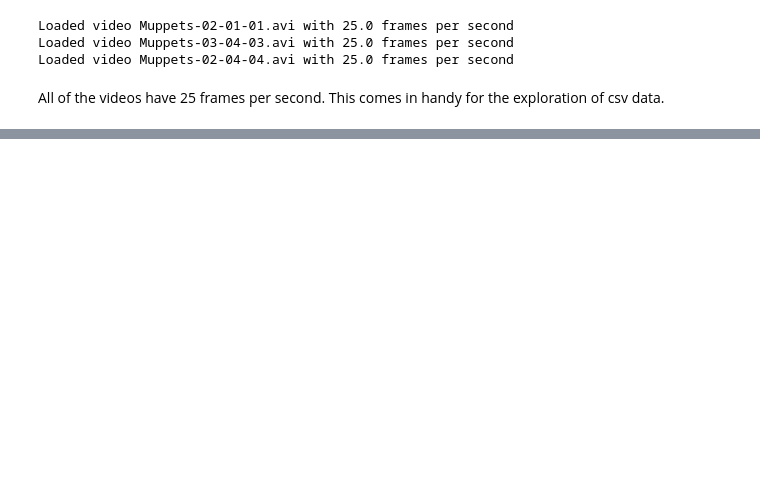
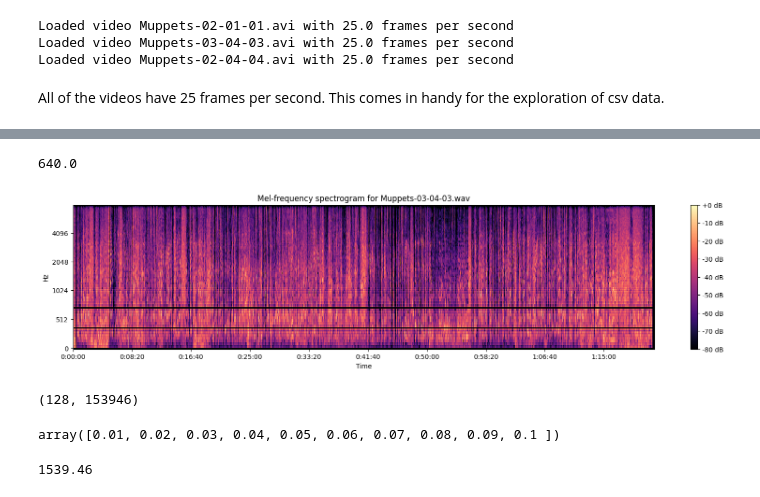
Before and after one commit to mjhof/similarity-modeling, a Jupyter notebook: notebooks/audio-based-deep-learning.ipynb, the cells around one changed output, grey strips where cells are left out. Drawn from its saved outputs; the diff is of its cells as text; code cells hidden in the pictures; blank space fills up the shorter version.

```diff
--- a/notebooks/audio-based-deep-learning.ipynb
+++ b/notebooks/audio-based-deep-learning.ipynb
@@ -129,0 +155,5 @@ Length: 1547.24 seconds
+# %%
+df_gt = pd.concat(gts)
+df_gt["Seconds"] = df_gt["Frame_number"] / FPS
+df_gt = df_gt[["Video", "Frame_number", "Seconds", "Audio_Cook"]]
+df_gt.head()
@@ -129,0 +235,38 @@ Length: 1547.24 seconds
+# %%
+16000/25
+# %% [output]
+640.0
+# %%
+SR = 16000 # we will use a sample rate of 16kHz
+N_FFT = 320
+HOP_LENGTH = 160
+N_MELS = 128
+
+spectrograms = []
+
+for fname_audio in gt_df['fname_audio'].unique():
+    y, sr = librosa.load(os.path.join(AUDIO_PATH, fname_audio), sr=SR)
+    S = librosa.feature.melspectrogram(y=y, sr=sr, n_fft=N_FFT, hop_length=HOP_LENGTH, n_mels=N_MELS)
+    spectrograms.append(S)
+
+    fig, ax = plt.subplots(figsize=(20, 4))
+    S_dB = librosa.power_to_db(S, ref=np.max)
+    img = librosa.display.specshow(S_dB, x_axis='time',
+                         y_axis='mel', sr=sr, ax=ax)
+    fig.colorbar(img, ax=ax, format='%+2.0f dB')
+    ax.set(title=f'Mel-frequency spectrogram for {fname_audio}')
+    break
+# %% [output]
+[figure, added]
+# %%
+spectrograms[0].shape
+# %% [output]
+(128, 153946)
+# %%
+librosa.frames_to_time(np.arange(spectrograms[0].shape[1]), sr=SR, n_fft=N_FFT, hop_length=HOP_LENGTH)[:10]
+# %% [output]
+array([0.01, 0.02, 0.03, 0.04, 0.05, 0.06, 0.07, 0.08, 0.09, 0.1 ])
+# %%
+1.53946e+03
+# %% [output]
+1539.46
```
Also changed, not shown: parts of 23 cells of this notebook, 1 other file.
